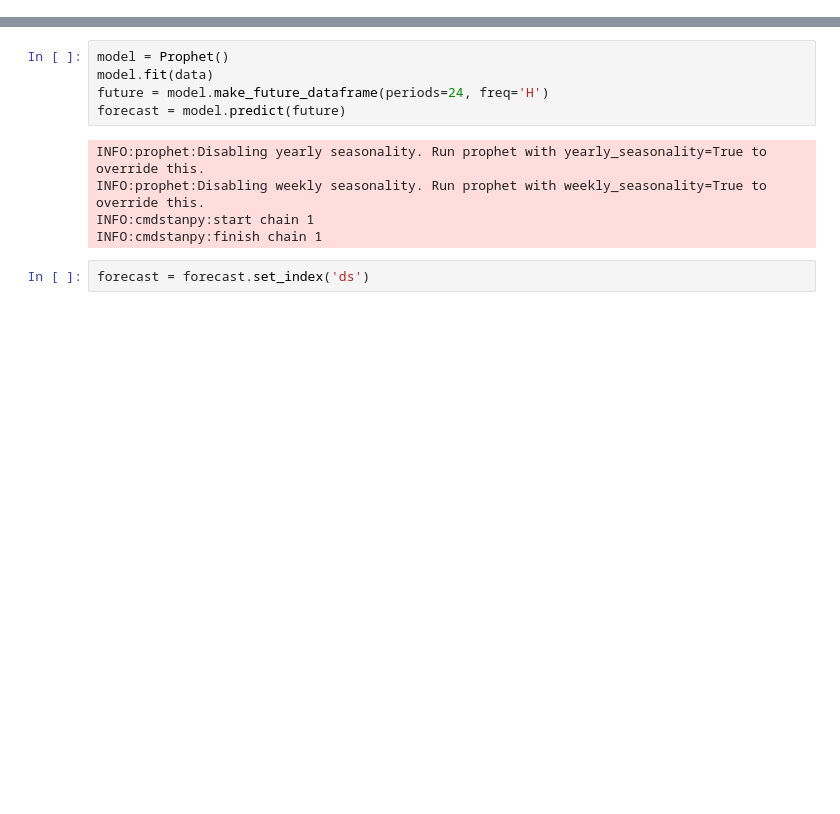
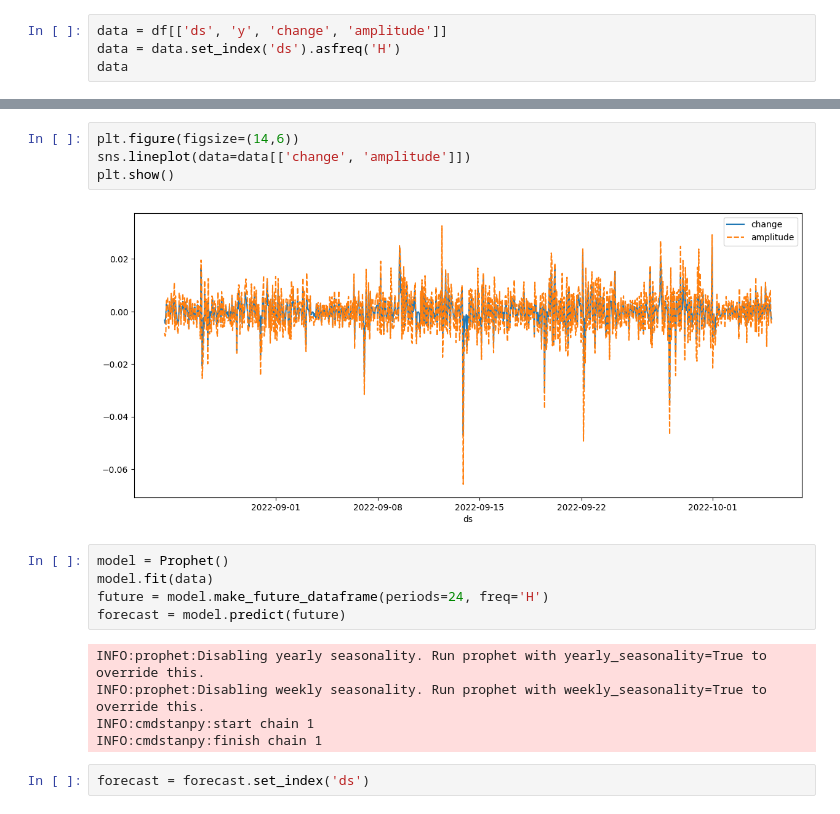
Before and after one commit to jjooki/AutoTrading, a Jupyter notebook: upbit/predict_test.ipynb, the cells around one changed output, grey strips where cells are left out. Cells and saved outputs as stored; diff of their text form; blank space fills up the shorter version.

```diff
--- a/upbit/predict_test.ipynb
+++ b/upbit/predict_test.ipynb
@@ -65,0 +148,4 @@ plt.show()
+# %%
+data = df[['ds', 'y', 'change', 'amplitude']]
+data = data.set_index('ds').asfreq('H')
+data
@@ -66,3 +167,9 @@ plt.show()
+# %%
+plt.figure(figsize=(14,6))
+sns.lineplot(data=data[['change', 'amplitude']])
+plt.show()
+# %% [output]
+[figure, added]
 # %%
 model = Prophet()
 model.fit(data)
```
Also changed, not shown: parts of 13 cells of this notebook.
